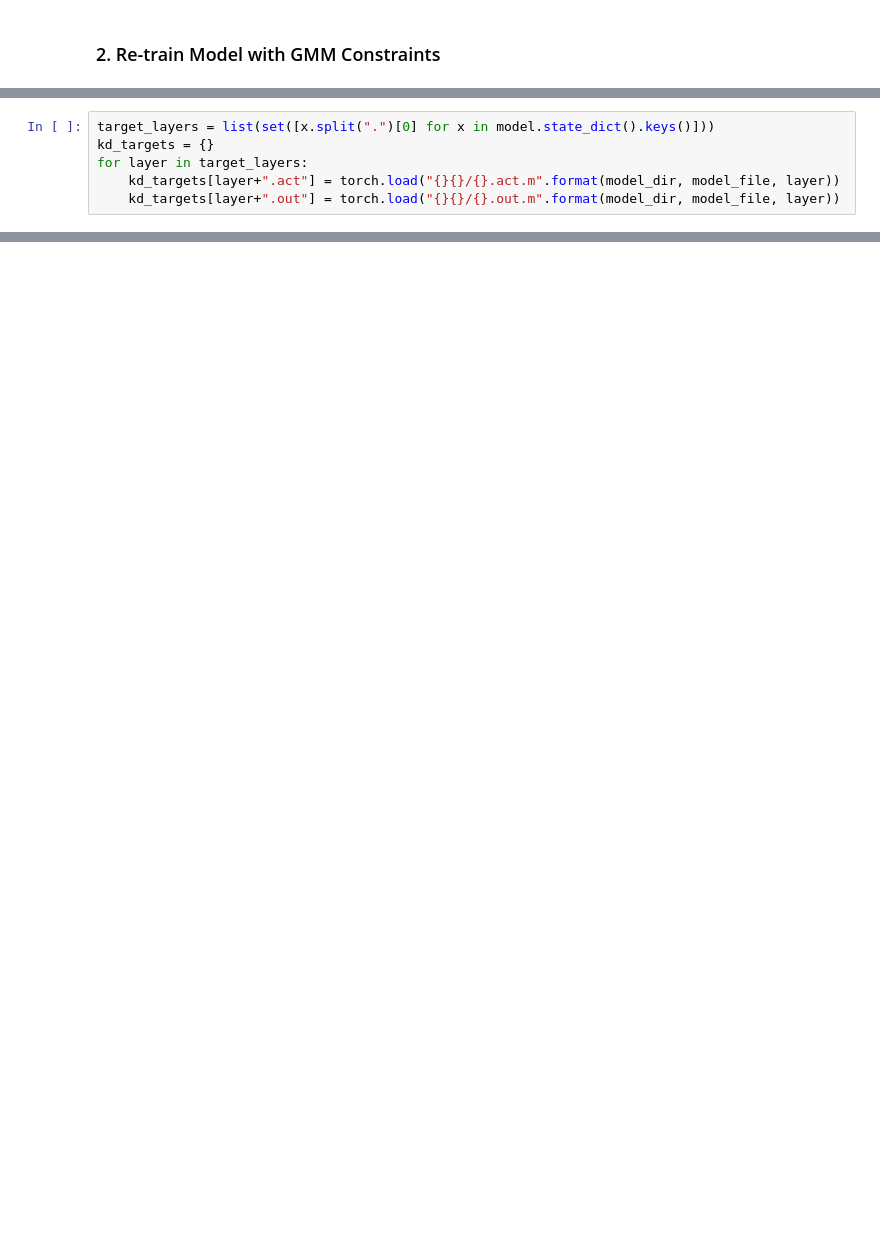
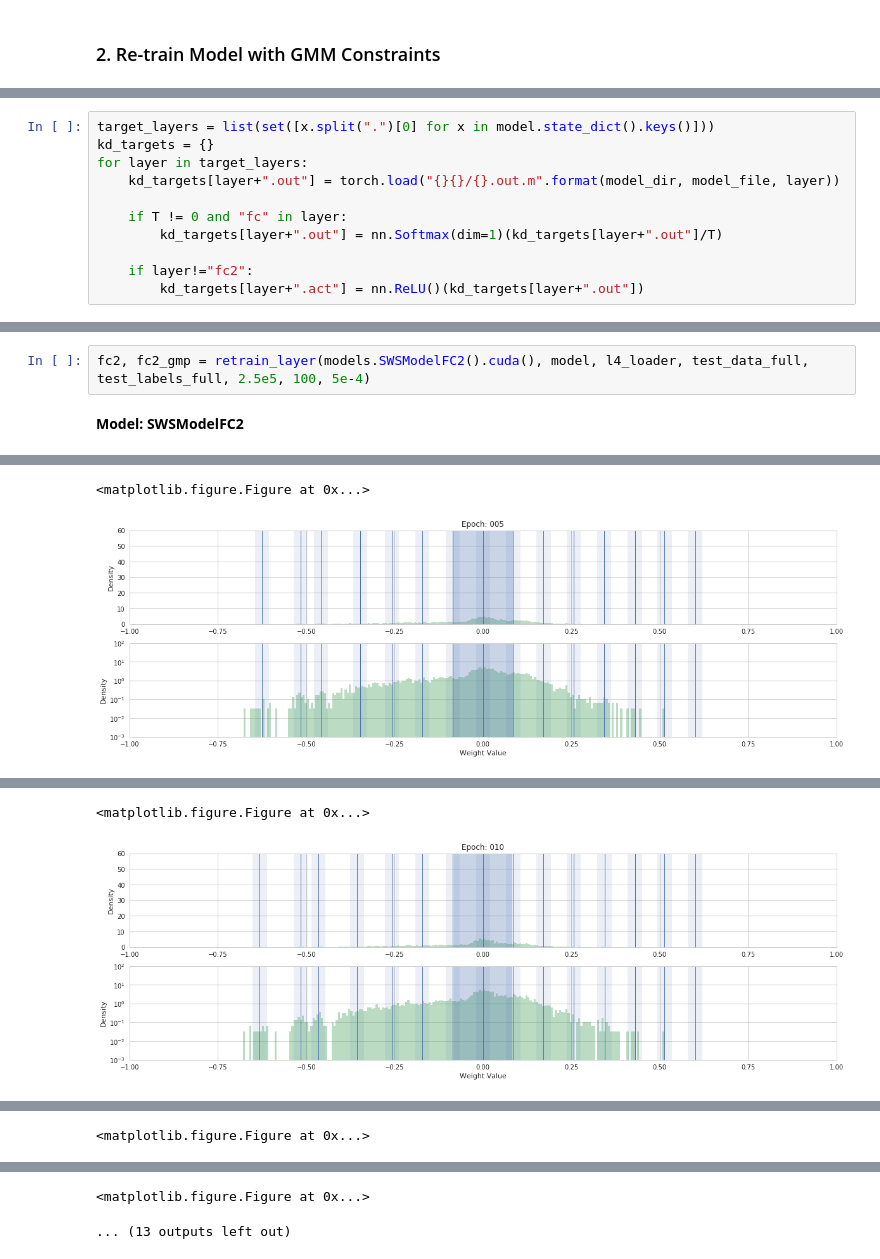
Before and after one commit to okz12/NN_compression, a Jupyter notebook: sws_kd_split.ipynb, the cells around one changed output, grey strips where cells are left out. Drawn from its saved outputs; the diff is of its cells as text; blank space fills up the shorter version.

```diff
--- a/sws_kd_split.ipynb
+++ b/sws_kd_split.ipynb
@@ -82,5 +145,10 @@ model_acc = torch.load("{}{}.m".format(model_dir, model_file)).cuda()
 target_layers = list(set([x.split(".")[0] for x in model.state_dict().keys()]))
 kd_targets = {}
 for layer in target_layers:
-    kd_targets[layer+".act"] = torch.load("{}{}/{}.act.m".format(model_dir, model_file, layer))
     kd_targets[layer+".out"] = torch.load("{}{}/{}.out.m".format(model_dir, model_file, layer))
+
+    if T != 0 and "fc" in layer:
+        kd_targets[layer+".out"] = nn.Softmax(dim=1)(kd_targets[layer+".out"]/T)
+
+    if layer!="fc2":
+        kd_targets[layer+".act"] = nn.ReLU()(kd_targets[layer+".out"])
@@ -170,0 +222,4 @@ Original: 98.89% - Retrain: 98.89% - Prune: 98.71%
+# %%
+fc2, fc2_gmp = retrain_layer(models.SWSModelFC2().cuda(), model, l4_loader, test_data_full, test_labels_full, 2.5e5, 100, 5e-4)
+# %% [output]
+**Model: SWSModelFC2**
@@ -170,0 +236,2 @@ Original: 98.89% - Retrain: 98.89% - Prune: 98.71%
+<matplotlib.figure.Figure at 0x...>
+[figure, added]
@@ -170,0 +240,2 @@ Original: 98.89% - Retrain: 98.89% - Prune: 98.71%
+<matplotlib.figure.Figure at 0x...>
+[figure, added]
@@ -170,0 +244 @@ Original: 98.89% - Retrain: 98.89% - Prune: 98.71%
+<matplotlib.figure.Figure at 0x...>
@@ -171 +248,3 @@ Original: 98.89% - Retrain: 98.89% - Prune: 98.71%
+<matplotlib.figure.Figure at 0x...>
+... (13 outputs left out)
 # %%
```
Also changed, not shown: parts of 26 cells of this notebook, 11 other files.
